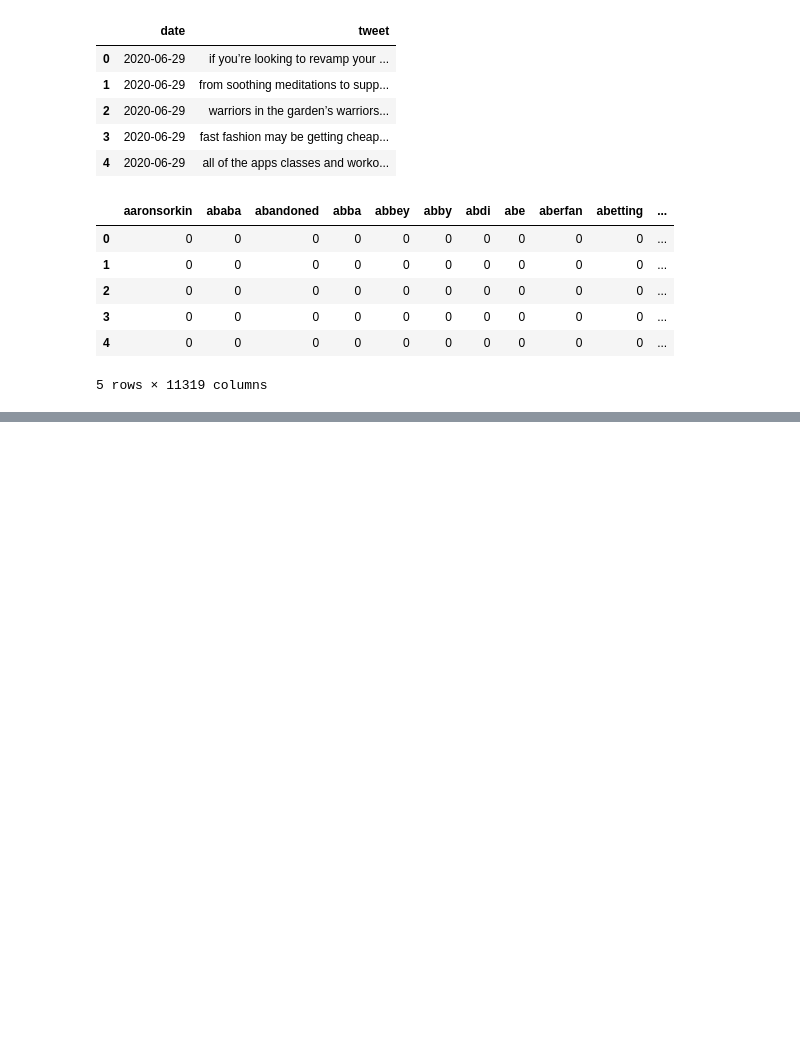
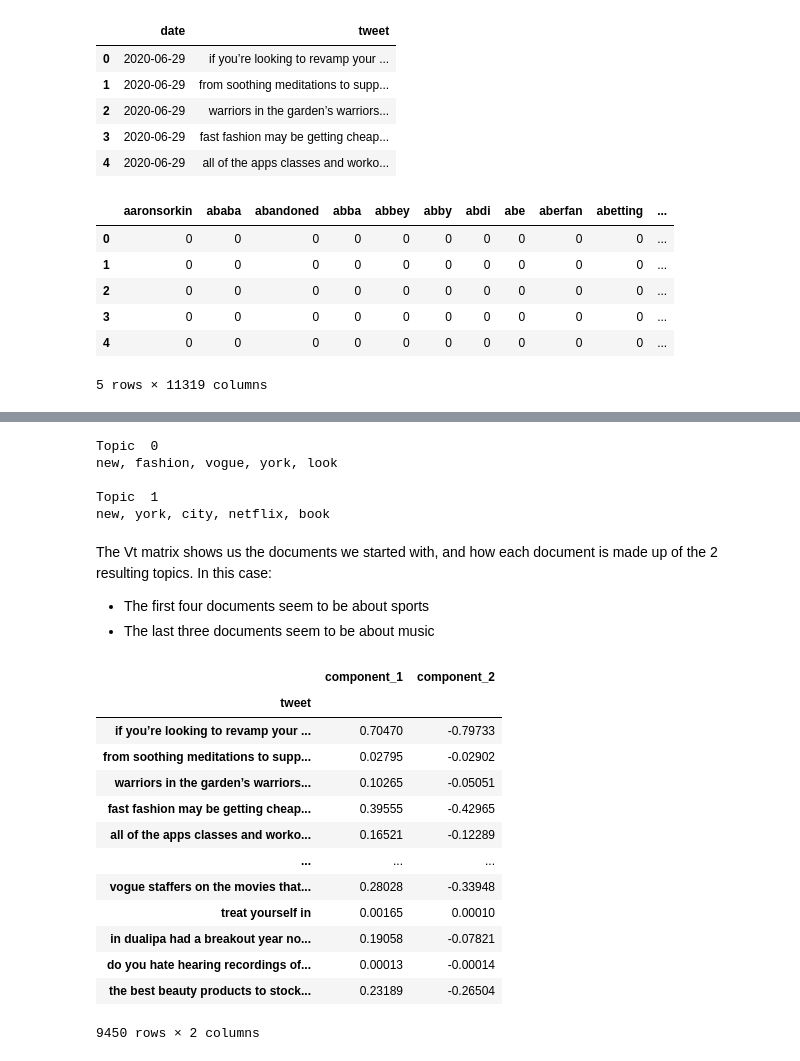
Before and after one commit to albasitdikova/NLP_analysis_Vogue, a Jupyter notebook: Web_scraping_and_PreProcessing.ipynb, the cells around one changed output, grey strips where cells are left out. Cells and saved outputs as stored; diff of their text form; code cells hidden in the pictures; blank space fills up the shorter version.

```diff
--- a/Web_scraping_and_PreProcessing.ipynb
+++ b/Web_scraping_and_PreProcessing.ipynb
@@ -120,0 +288,6 @@ pd.DataFrame(X_cv1.toarray(), columns=cv1.get_feature_names()).head()
+# %%
+# Acronynms: Latent Semantic Analysis (LSA) is just another name for
+#  Signular Value Decomposition (SVD) applied to Natural Language Processing (NLP)
+lsa = TruncatedSVD(2)
+doc_topic = lsa.fit_transform(doc_word)
+lsa.explained_variance_ratio_
@@ -120,0 +310,32 @@ pd.DataFrame(X_cv1.toarray(), columns=cv1.get_feature_names()).head()
+# %%
+display_topics(lsa, vectorizer.get_feature_names(), 5)
+# %% [output]
+Topic  0
+new, fashion, vogue, york, look
+
+Topic  1
+new, york, city, netflix, book
+# %% [markdown]
+The Vt matrix shows us the documents we started with, and how each document is made up of the 2 resulting topics. In this case:
+- The first four documents seem to be about sports
+- The last three documents seem to be about music
+# %%
+Vt = pd.DataFrame(doc_topic.round(5),
+             index = X,
+             columns = ["component_1","component_2" ])
+Vt
+# %% [output]
+|  | component_1 | component_2 |
+| tweet |  |  |
+| if you’re looking to revamp your ... | 0.70470 | -0.79733 |
+| from soothing meditations to supp... | 0.02795 | -0.02902 |
+| warriors in the garden’s warriors... | 0.10265 | -0.05051 |
+| fast fashion may be getting cheap... | 0.39555 | -0.42965 |
+| all of the apps classes and worko... | 0.16521 | -0.12289 |
+| ... | ... | ... |
+| vogue staffers on the movies that... | 0.28028 | -0.33948 |
+| treat yourself in | 0.00165 | 0.00010 |
+| in dualipa had a breakout year no... | 0.19058 | -0.07821 |
+| do you hate hearing recordings of... | 0.00013 | -0.00014 |
+| the best beauty products to stock... | 0.23189 | -0.26504 |
+9450 rows × 2 columns
```
Also changed, not shown: parts of 41 cells of this notebook.
